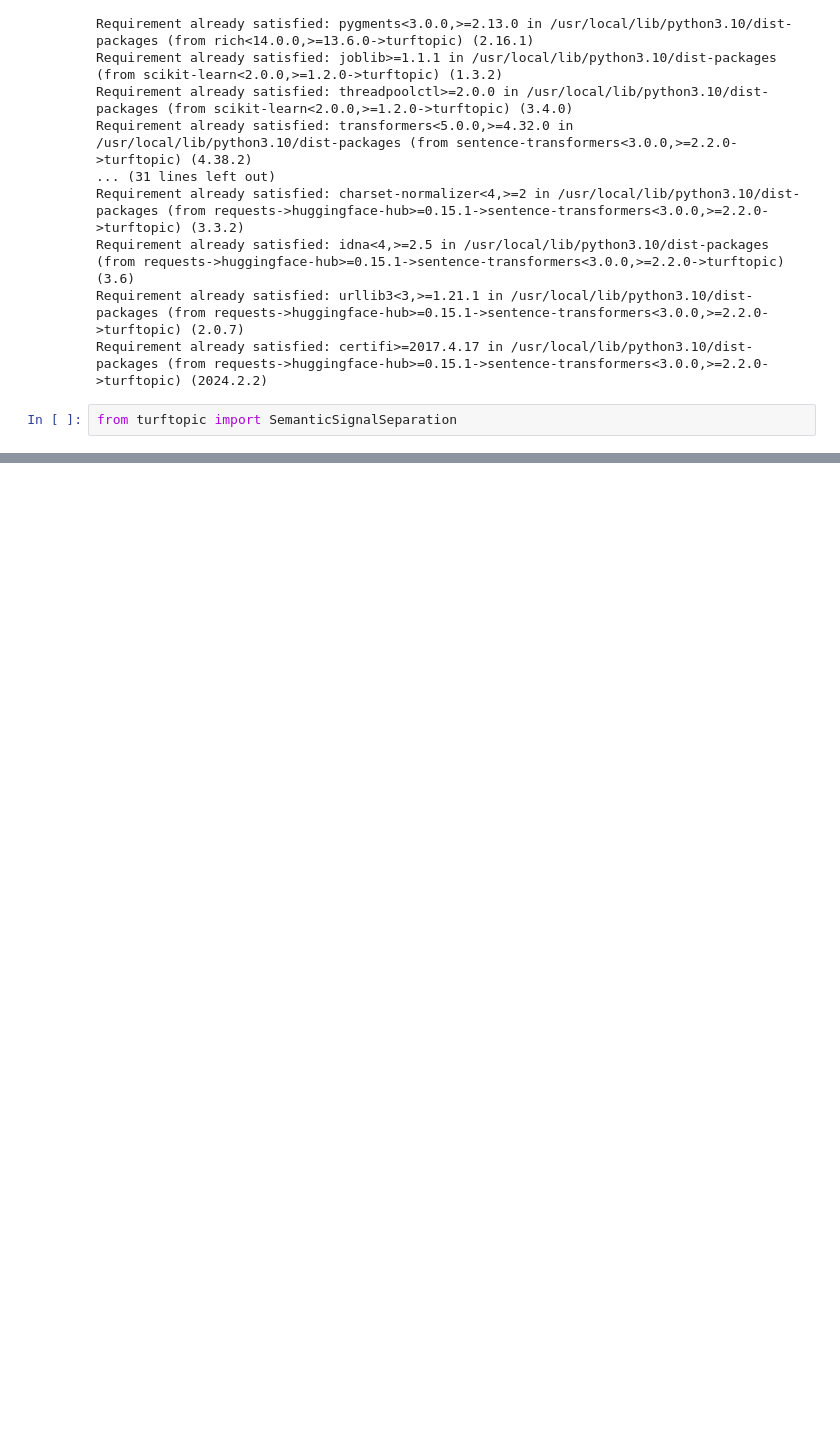
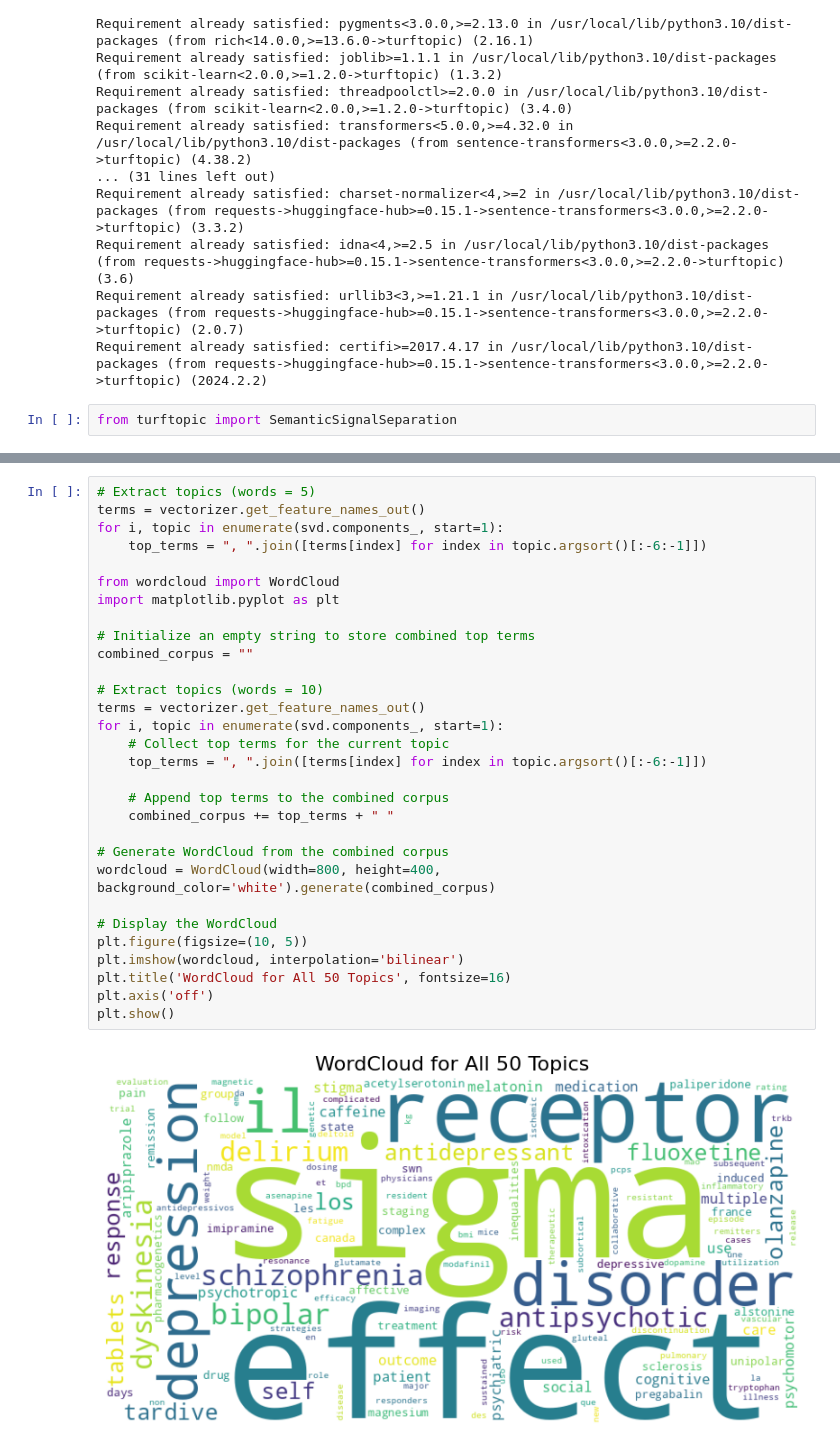
Before and after one commit to galenos-project/literature-mining, a Jupyter notebook: Copy_of_LSR_DRAFT.ipynb, the cells around one changed output, grey strips where cells are left out. Cells and saved outputs as stored; diff of their text form; blank space fills up the shorter version.

```diff
--- a/Copy_of_LSR_DRAFT.ipynb
+++ b/Copy_of_LSR_DRAFT.ipynb
@@ -586,0 +710,32 @@ whiten='unit-variance' will be used by default.
+# %%
+# Extract topics (words = 5)
+terms = vectorizer.get_feature_names_out()
+for i, topic in enumerate(svd.components_, start=1):
+    top_terms = ", ".join([terms[index] for index in topic.argsort()[:-6:-1]])
+
+from wordcloud import WordCloud
+import matplotlib.pyplot as plt
+
+# Initialize an empty string to store combined top terms
+combined_corpus = ""
+
+# Extract topics (words = 10)
+terms = vectorizer.get_feature_names_out()
+for i, topic in enumerate(svd.components_, start=1):
+    # Collect top terms for the current topic
+    top_terms = ", ".join([terms[index] for index in topic.argsort()[:-6:-1]])
+
+    # Append top terms to the combined corpus
+    combined_corpus += top_terms + " "
+
+# Generate WordCloud from the combined corpus
+wordcloud = WordCloud(width=800, height=400, background_color='white').generate(combined_corpus)
+
+# Display the WordCloud
+plt.figure(figsize=(10, 5))
+plt.imshow(wordcloud, interpolation='bilinear')
+plt.title('WordCloud for All 50 Topics', fontsize=16)
+plt.axis('off')
+plt.show()
+# %% [output]
+[figure, added]
```
Also changed, not shown: parts of 18 cells of this notebook.
